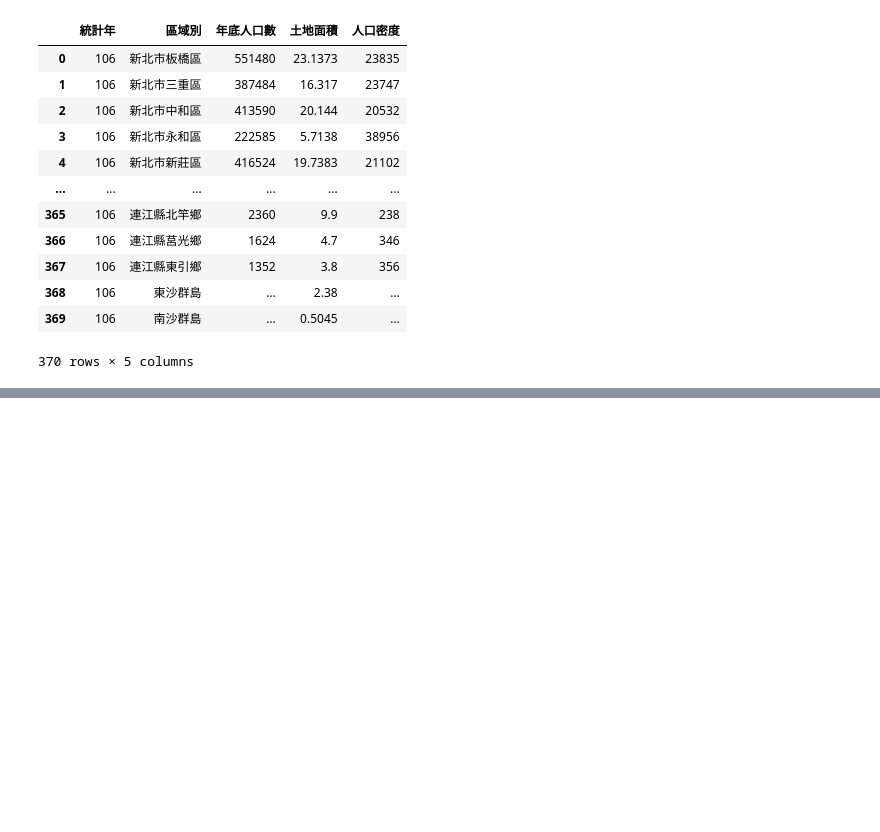
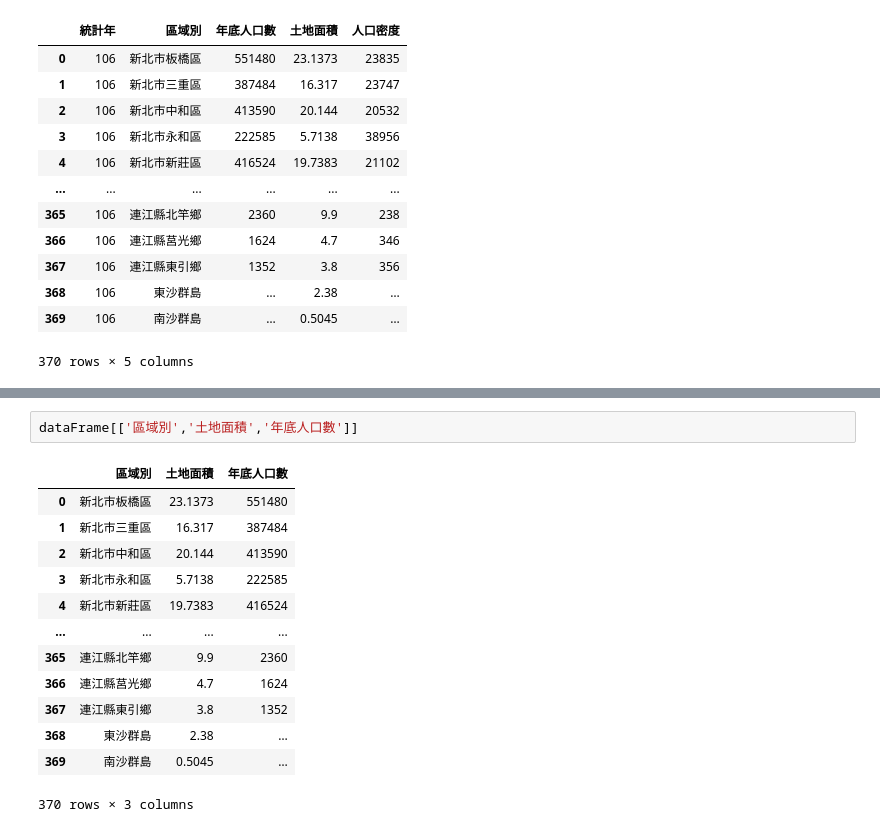
Before and after one commit to SurferLin/Nixon, a Jupyter notebook: lesson11_3.ipynb, the cells around one changed output, grey strips where cells are left out. Saved outputs shown, nothing was run; the diff lists cells and outputs as text; blank space fills up the shorter version.

```diff
--- a/lesson11_3.ipynb
+++ b/lesson11_3.ipynb
@@ -24,0 +41,16 @@ dataFrame
+# %%
+dataFrame[['區域別','土地面積','年底人口數']]
+# %% [output]
+|  | 區域別 | 土地面積 | 年底人口數 |
+| 0 | 新北市板橋區 | 23.1373 | 551480 |
+| 1 | 新北市三重區 | 16.317 | 387484 |
+| 2 | 新北市中和區 | 20.144 | 413590 |
+| 3 | 新北市永和區 | 5.7138 | 222585 |
+| 4 | 新北市新莊區 | 19.7383 | 416524 |
+| ... | ... | ... | ... |
+| 365 | 連江縣北竿鄉 | 9.9 | 2360 |
+| 366 | 連江縣莒光鄉 | 4.7 | 1624 |
+| 367 | 連江縣東引鄉 | 3.8 | 1352 |
+| 368 | 東沙群島 | 2.38 | … |
+| 369 | 南沙群島 | 0.5045 | … |
+370 rows × 3 columns
```
Also changed, not shown: parts of 4 cells of this notebook.
